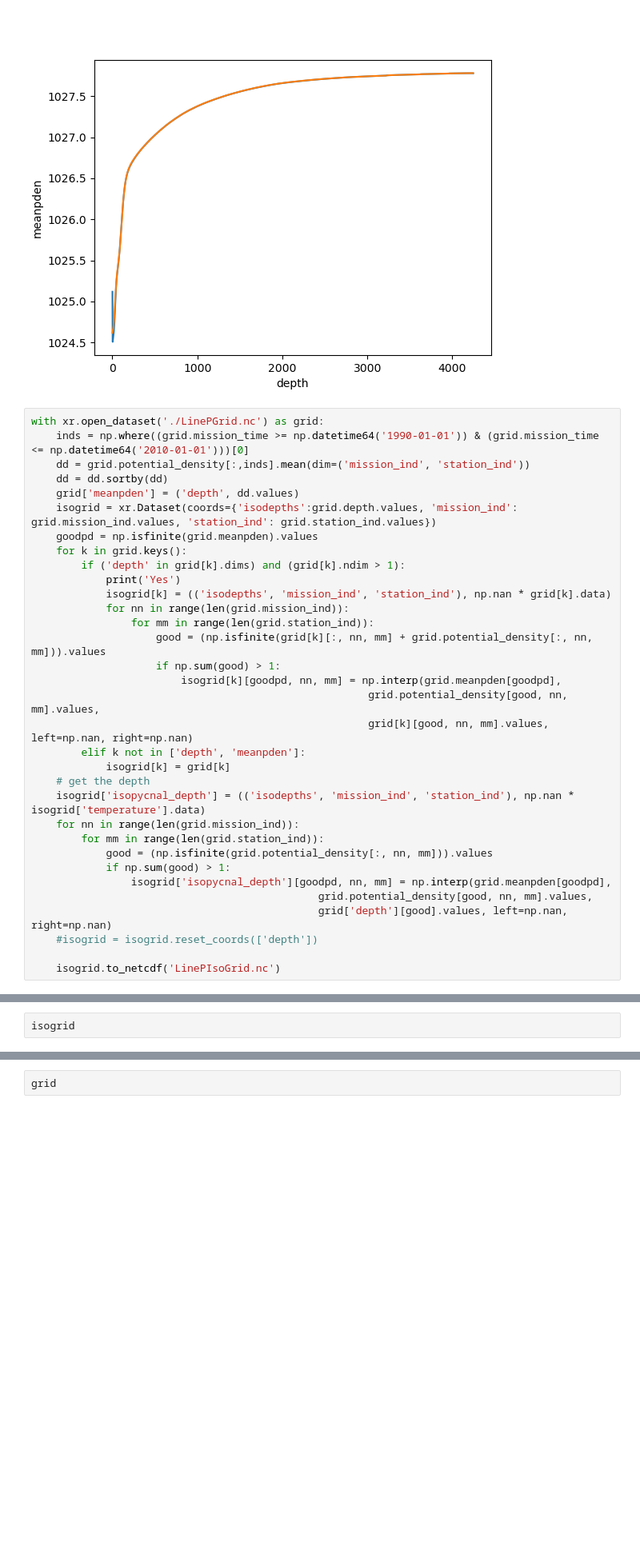
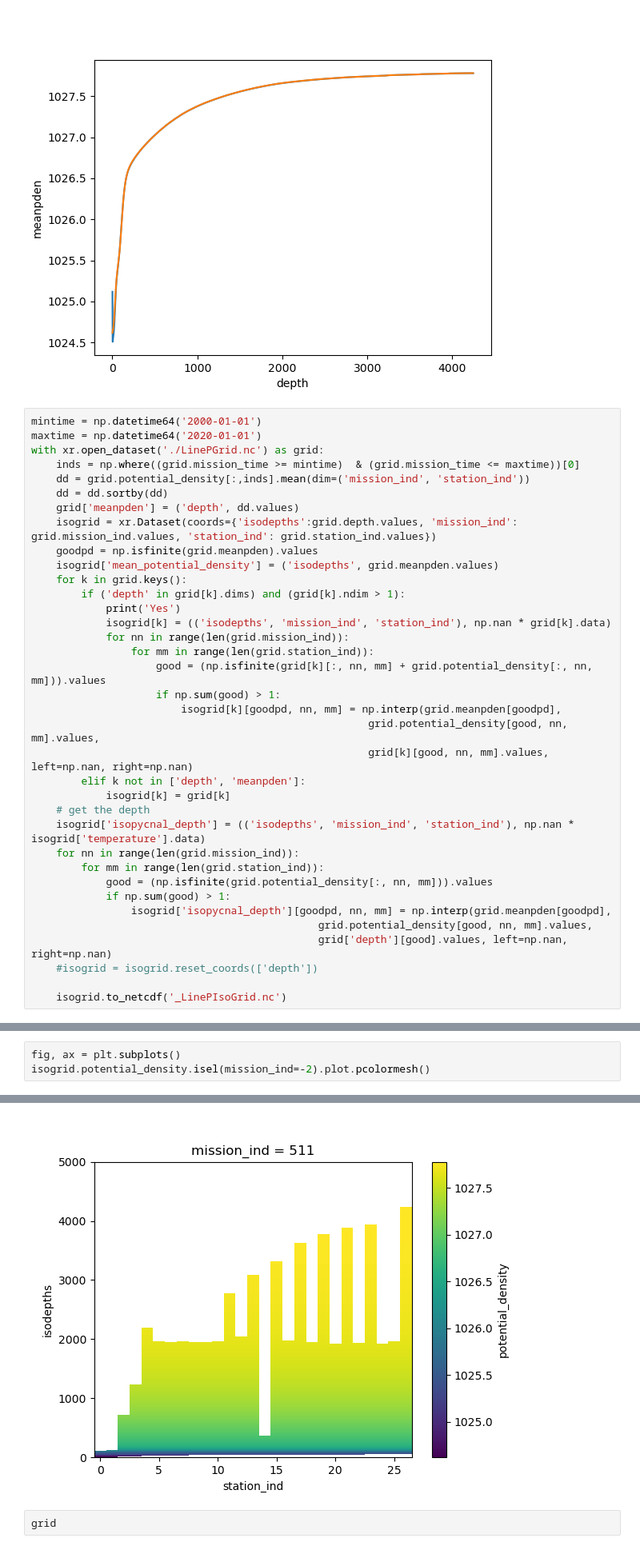
Before and after one commit to jklymak/LinePGrids, a Jupyter notebook: MakeIsoGrid.ipynb, the cells around one changed output, grey strips where cells are left out. Shown at 80% size. Drawn from its saved outputs; the diff is of its cells as text; blank space fills up the shorter version.

```diff
--- a/MakeIsoGrid.ipynb
+++ b/MakeIsoGrid.ipynb
@@ -22,13 +22,16 @@ with xr.open_dataset('./LinePGrid.nc') as grid:
 array(777.50281946)
 [figure]
 # %%
+mintime = np.datetime64('2000-01-01')
+maxtime = np.datetime64('2020-01-01')
 with xr.open_dataset('./LinePGrid.nc') as grid:
-    inds = np.where((grid.mission_time >= np.datetime64('1990-01-01')) & (grid.mission_time <= np.datetime64('2010-01-01')))[0]
+    inds = np.where((grid.mission_time >= mintime)  & (grid.mission_time <= maxtime))[0]
     dd = grid.potential_density[:,inds].mean(dim=('mission_ind', 'station_ind'))
     dd = dd.sortby(dd)
     grid['meanpden'] = ('depth', dd.values)
     isogrid = xr.Dataset(coords={'isodepths':grid.depth.values, 'mission_ind': grid.mission_ind.values, 'station_ind': grid.station_ind.values})
     goodpd = np.isfinite(grid.meanpden).values
+    isogrid['mean_potential_density'] = ('isodepths', grid.meanpden.values)
     for k in grid.keys():
         if ('depth' in grid[k].dims) and (grid[k].ndim > 1):
             print('Yes')
@@ -53,7 +56,7 @@ with xr.open_dataset('./LinePGrid.nc') as grid:
                                               grid['depth'][good].values, left=np.nan, right=np.nan)
     #isogrid = isogrid.reset_coords(['depth'])
 
-    isogrid.to_netcdf('LinePIsoGrid.nc')
+    isogrid.to_netcdf('_LinePIsoGrid.nc')
 # %% [output]
 Yes
 Yes
@@ -67,3 +231,4 @@ isogrid.to_netcdf('LinePIsoGrid.nc')
 # %%
-isogrid
+fig, ax = plt.subplots()
+isogrid.potential_density.isel(mission_ind=-2).plot.pcolormesh()
 # %% [output]
@@ -87,3 +236,4 @@ Data variables: (12/25)
+[figure, added]
 # %%
 grid
 # %% [output]
```
Also changed, not shown: parts of 5 cells of this notebook, 2 other files.
